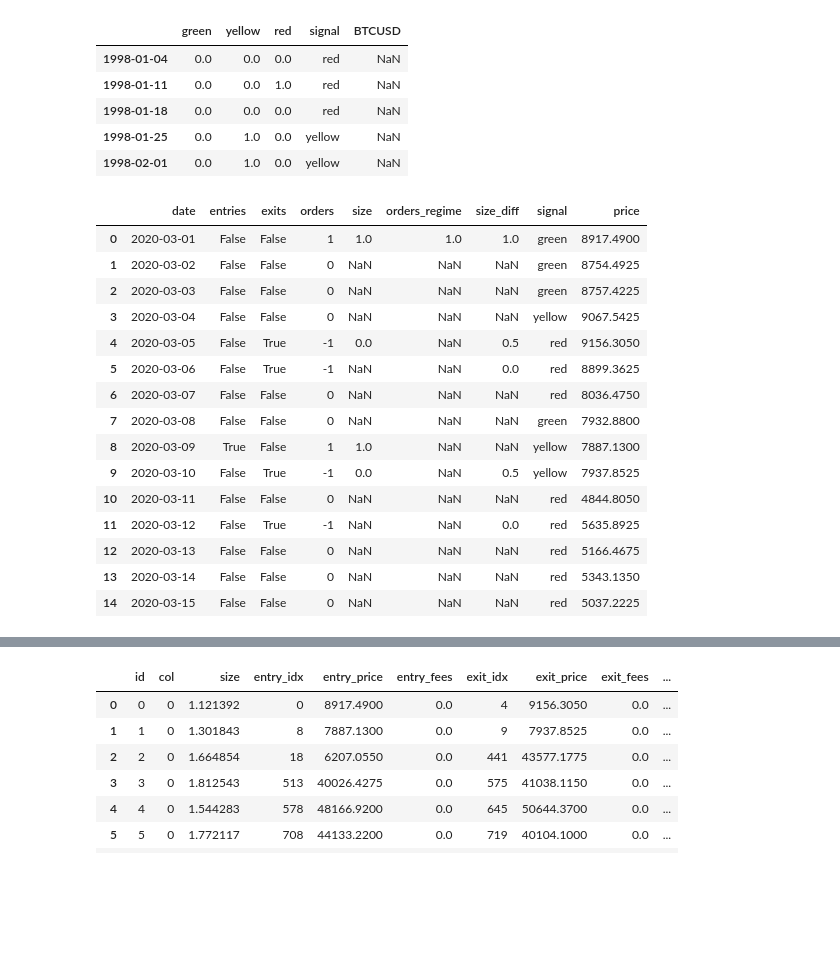
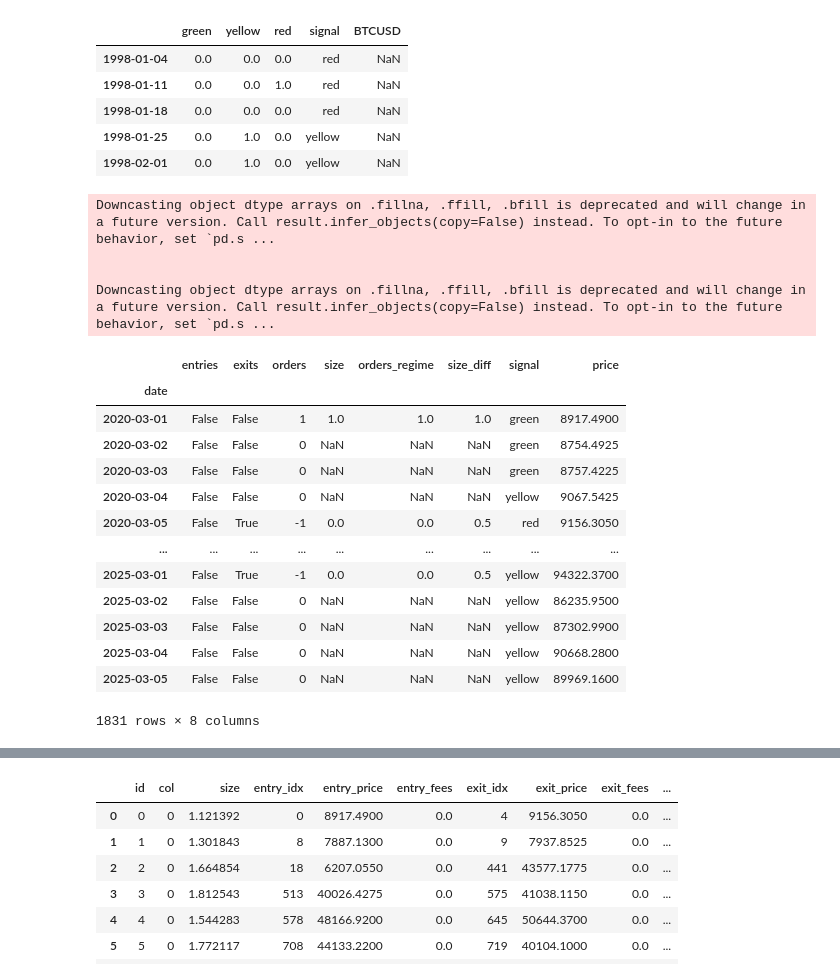
Before and after one commit to HelloThereMatey/vbt_tax, a Jupyter notebook: vbt_bitty_42Macro.ipynb, the cells around one changed output, grey strips where cells are left out. Cells and saved outputs as stored; diff of their text form; code cells hidden in the pictures; blank space fills up the shorter version.

```diff
--- a/vbt_bitty_42Macro.ipynb
+++ b/vbt_bitty_42Macro.ipynb
@@ -40,5 +43,5 @@ datetime
 Freq: W-SUN, Name: price_usd_close, Length: 775, dtype: float64
 # %%
-vams_data = pd.read_excel("/Users/jamesbishop/Documents/Financial/Investment/MACRO_STUDIES/CapWars_GLI/42M_BTC_VAMS.xlsx", index_col=0, parse_dates=True)
+vams_data = pd.read_excel("C:\\Users\\OtherCat\\Documents\\Code\\vbt_tax\\42M_BTC_VAMS.xlsx  ", index_col=0, parse_dates=True)
 vams_data = vams_data.ffill().bfill()
 # %%
@@ -104,6 +107,11 @@ orders[entries1] = 1
 orders[exits1] = -1
 orders = orders.rename("orders")
 orders.iloc[0] = 1 # Set the first order to 1 to start the position
+# %% [output]
+Downcasting object dtype arrays on .fillna, .ffill, .bfill is deprecated and will change in a future version. Call result.infer_objects(copy=False) instead. To opt-in to the future behavior, set `pd.s ...
+
+
+Downcasting object dtype arrays on .fillna, .ffill, .bfill is deprecated and will change in a future version. Call result.infer_objects(copy=False) instead. To opt-in to the future behavior, set `pd.s ...
 # %%
 def clean_orders(order_series):
     # Convert to float and set all 0s to nan
@@ -152,44 +160,43 @@ def create_size_diff(signal_series):
 # %%
 # Create a new orders series based on regime transitions in the 'signal' column
 orders_regime = pd.Series(np.nan, index=signal.index, name='orders_regime')
 
 # +1 when transitioning from yellow/red to green
 green_entry = (signal == 'green') & (signal.shift(1).isin(['yellow', 'red']))
 orders_regime[green_entry] = 1
 
 # -1 when transitioning from green to yellow/red or green to red
 green_exit = (signal.shift(1) == 'green') & (signal.isin(['yellow', 'red']))
 orders_regime[green_exit] = 0
 
 #Shift series a day as one could not put in a trade on the same day as a signal change.
 orders_regime = orders_regime.shift(1)
 # Buy on the first day
 if signal.iloc[0] == "green":
     orders_regime.iloc[0] = 1
 size = clean_orders(orders).replace(-1, 0)
-orders_regime = clean_orders(orders_regime).replace(-1, 0)
+# orders_regime = clean_orders(orders_regime)
 
 size_diff = create_size_diff(signal).shift(1)
 size_diff.iloc[0] = 1
 
 # Combine everything into the checkit DataFrame
 checkit = pd.concat([entries1, exits1, orders, size, orders_regime, size_diff, signal, price], axis=1).reset_index()
 checkit.columns = ['date','entries', 'exits', 'orders', 'size', 'orders_regime', 'size_diff', 'signal', 'price']
-checkit.head(15)
+checkit.set_index('date', inplace=True, drop=True)
+checkit
 # %% [output]
-|  | date | entries | exits | orders | size | orders_regime | size_diff | signal | price |
-| 0 | 2020-03-01 | False | False | 1 | 1.0 | 1.0 | 1.0 | green | 8917.4900 |
-| 1 | 2020-03-02 | False | False | 0 | NaN | NaN | NaN | green | 8754.4925 |
-| 2 | 2020-03-03 | False | False | 0 | NaN | NaN | NaN | green | 8757.4225 |
-| 3 | 2020-03-04 | False | False | 0 | NaN | NaN | NaN | yellow | 9067.5425 |
-| 4 | 2020-03-05 | False | True | -1 | 0.0 | NaN | 0.5 | red | 9156.3050 |
-| 5 | 2020-03-06 | False | True | -1 | NaN | NaN | 0.0 | red | 8899.3625 |
-| 6 | 2020-03-07 | False | False | 0 | NaN | NaN | NaN | red | 8036.4750 |
-| 7 | 2020-03-08 | False | False | 0 | NaN | NaN | NaN | green | 7932.8800 |
-| 8 | 2020-03-09 | True | False | 1 | 1.0 | NaN | NaN | yellow | 7887.1300 |
-| 9 | 2020-03-10 | False | True | -1 | 0.0 | NaN | 0.5 | yellow | 7937.8525 |
-| 10 | 2020-03-11 | False | False | 0 | NaN | NaN | NaN | red | 4844.8050 |
-| 11 | 2020-03-12 | False | True | -1 | NaN | NaN | 0.0 | red | 5635.8925 |
-| 12 | 2020-03-13 | False | False | 0 | NaN | NaN | NaN | red | 5166.4675 |
-| 13 | 2020-03-14 | False | False | 0 | NaN | NaN | NaN | red | 5343.1350 |
-| 14 | 2020-03-15 | False | False | 0 | NaN | NaN | NaN | red | 5037.2225 |
+|  | entries | exits | orders | size | orders_regime | size_diff | signal | price |
+| date |  |  |  |  |  |  |  |  |
+| 2020-03-01 | False | False | 1 | 1.0 | 1.0 | 1.0 | green | 8917.4900 |
+| 2020-03-02 | False | False | 0 | NaN | NaN | NaN | green | 8754.4925 |
+| 2020-03-03 | False | False | 0 | NaN | NaN | NaN | green | 8757.4225 |
+| 2020-03-04 | False | False | 0 | NaN | NaN | NaN | yellow | 9067.5425 |
+| 2020-03-05 | False | True | -1 | 0.0 | 0.0 | 0.5 | red | 9156.3050 |
+| ... | ... | ... | ... | ... | ... | ... | ... | ... |
+| 2025-03-01 | False | True | -1 | 0.0 | 0.0 | 0.5 | yellow | 94322.3700 |
+| 2025-03-02 | False | False | 0 | NaN | NaN | NaN | yellow | 86235.9500 |
+| 2025-03-03 | False | False | 0 | NaN | NaN | NaN | yellow | 87302.9900 |
+| 2025-03-04 | False | False | 0 | NaN | NaN | NaN | yellow | 90668.2800 |
+| 2025-03-05 | False | False | 0 | NaN | NaN | NaN | yellow | 89969.1600 |
+1831 rows × 8 columns
```
Also changed, not shown: parts of 36 cells of this notebook, 3 other files.
